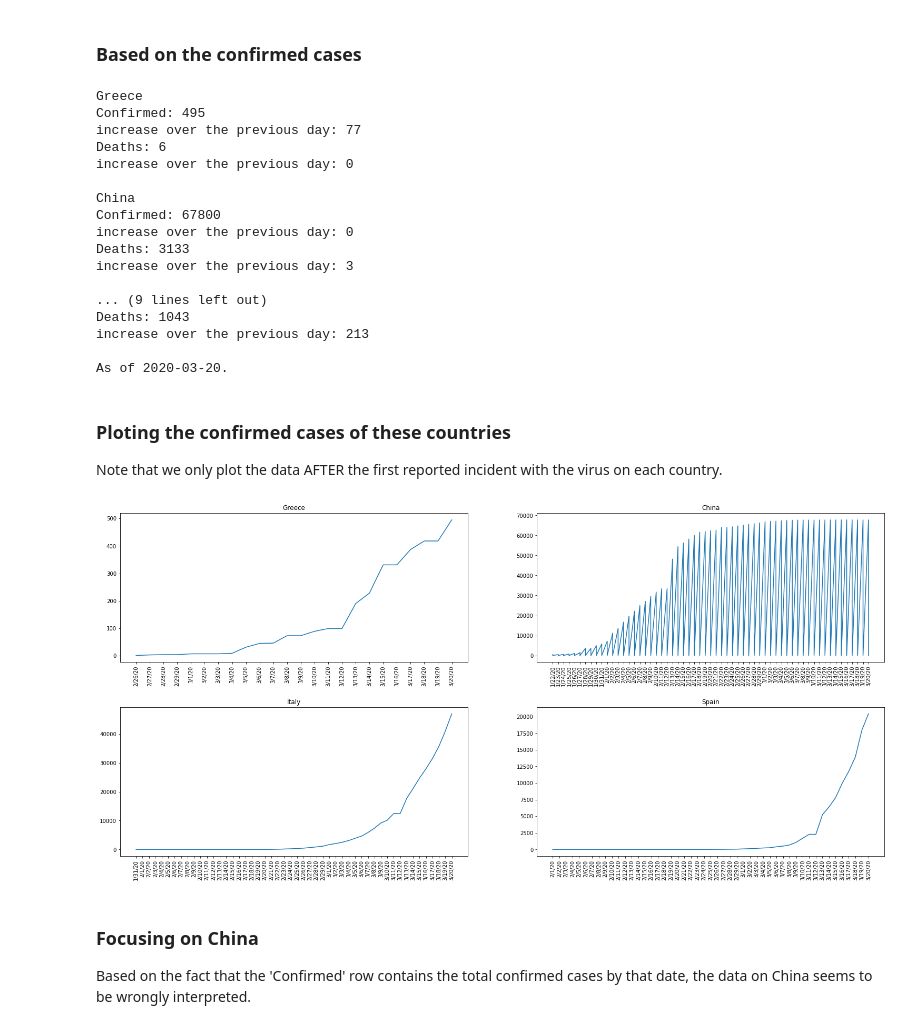
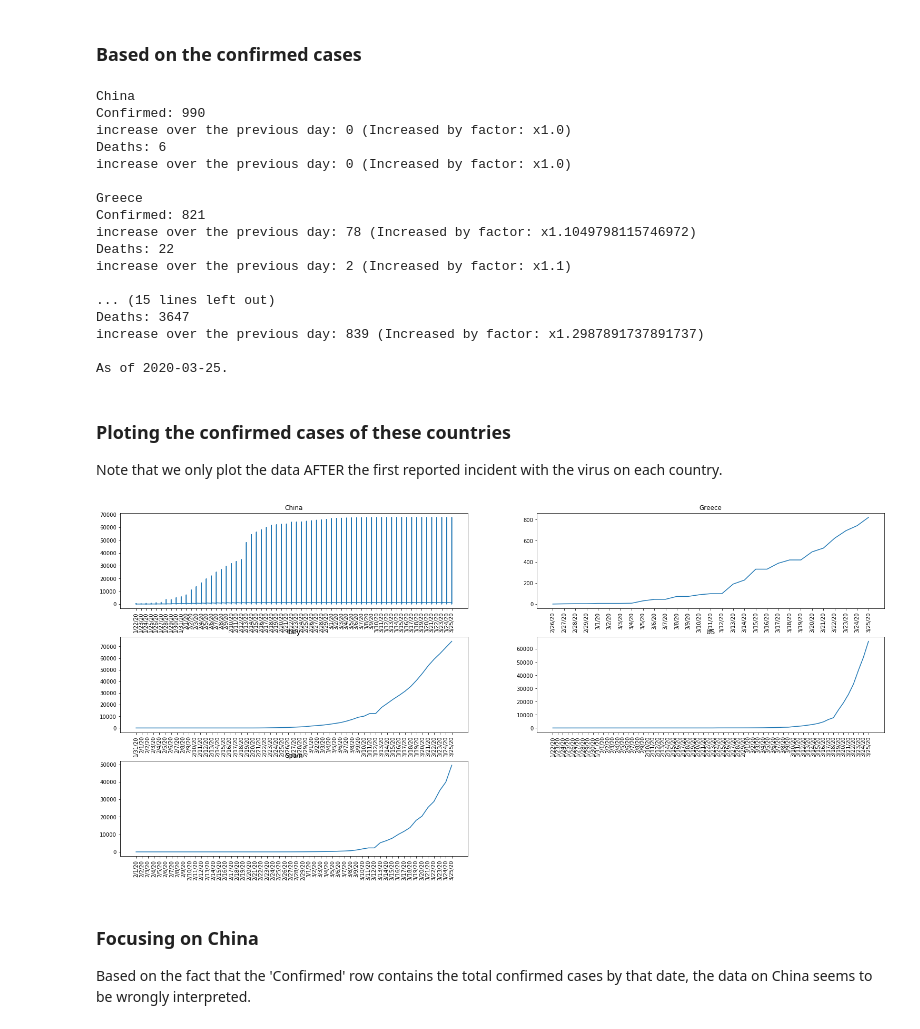
Before and after one commit to darklex55/COVID19-EDA, a Jupyter notebook: Covid/Covid-EDA.ipynb, the cells around one changed output. Saved outputs shown, nothing was run; the diff lists cells and outputs as text; code cells hidden in the pictures.

```diff
--- a/Covid/Covid-EDA.ipynb
+++ b/Covid/Covid-EDA.ipynb
@@ -45,7 +44,9 @@ Country_List = df['Country/Region'].unique() #List of all countries in dataset
 Confirmed_List = [] #List of confirmed cases of the countries in Country_List
 Deaths_List = [] #List of deaths in above of the countries in Country_List
 D_Confirmed_List = [] #List of change in the number of confirmed cases of the countries in Country_List
+D_Confirmed_List_Mul = [] #List of multiplication factor of change in number of confirmed cases of the countries in Country_List
 D_Deaths_List = [] #List of change in the number of deaths of the countries in Country_List
+D_Deaths_List_Mul = [] #List of multiplication factor of change in the number of deaths of the countries in Country_List
 
 dt = int(str(date.today()).split('-')[2])-int(df[df['Month']==df['Month'].max()]['Day'].max()) # The reference point for date depending on how old the latest data is.
 
@@ -55,6 +56,10 @@ for i in Country_List:
     D_Confirmed_List.append(df[df['Country/Region']==i][df['Month']==int(str(date.today()-timedelta(days=dt)).split('-')[1])][df['Day']==int(str(date.today()-timedelta(days=dt)).split('-')[2])]['Confirmed'].to_numpy()[0]-df[df['Country/Region']==i][df['Month']==int(str(date.today()-timedelta(days=dt+1)).split('-')[1])][df['Day']==int(str(date.today()-timedelta(days=dt+1)).split('-')[2])]['Confirmed'].to_numpy()[0])
     D_Deaths_List.append(df[df['Country/Region']==i][df['Month']==int(str(date.today()-timedelta(days=dt)).split('-')[1])][df['Day']==int(str(date.today()-timedelta(days=dt)).split('-')[2])]['Deaths'].to_numpy()[0]-df[df['Country/Region']==i][df['Month']==int(str(date.today()-timedelta(days=dt+1)).split('-')[1])][df['Day']==int(str(date.today()-timedelta(days=dt+1)).split('-')[2])]['Deaths'].to_numpy()[0])
 
+for i in range(len(Deaths_List)):
+    D_Confirmed_List_Mul.append(Confirmed_List[i]/(Confirmed_List[i]-D_Confirmed_List[i]))
+    D_Deaths_List_Mul.append(Deaths_List[i]/(Deaths_List[i]-D_Deaths_List[i]))
+
 Sorted_Confirmed_List = np.argsort(Confirmed_List)  #Sort by Confirmed Cases
 Sorted_Deaths_List = np.argsort(Deaths_List)  # Sort by Deaths
 Sorted_D_Confirmed_List = np.argsort(D_Confirmed_List) #Sort by change in Confirmed Cases
@@ -68,59 +73,64 @@ Sorted_D_Deaths_List = np.argsort(D_Deaths_List) #Sort by change in Deaths
 #best accounting for the number of confirmed cases.
 c_list = [Country_List.tolist().index('Greece')] + np.flip(Sorted_Confirmed_List[-3:]).tolist()
 
+if Country_List.tolist().index('China') not in c_list:
+    c_list=[Country_List.tolist().index('China')]+c_list
+
 for i in c_list: #Printing the stats on the 4 countries
     print(Country_List[i]+
           ' \nConfirmed:',Confirmed_List[i],
-          ' \nincrease over the previous day:',D_Confirmed_List[i],
+          ' \nincrease over the previous day:',D_Confirmed_List[i],'(Increased by factor: x'+str(D_Confirmed_List_Mul[i])+')',
           ' \nDeaths:',Deaths_List[i],
-          ' \nincrease over the previous day:',D_Deaths_List[i],
+          ' \nincrease over the previous day:',D_Deaths_List[i],'(Increased by factor: x'+str(D_Deaths_List_Mul[i])+')',
           ' \n')
 
 print('As of '+str(date.today()-timedelta(days=dt))+'.')
 # %% [output]
+China
+Confirmed: 990
+increase over the previous day: 0 (Increased by factor: x1.0)
+Deaths: 6
+increase over the previous day: 0 (Increased by factor: x1.0)
+
 Greece
-Confirmed: 495
-increase over the previous day: 77
-Deaths: 6
-increase over the previous day: 0
+Confirmed: 821
+increase over the previous day: 78 (Increased by factor: x1.1049798115746972)
+Deaths: 22
+increase over the previous day: 2 (Increased by factor: x1.1)
 
-China
-Confirmed: 67800
-increase over the previous day: 0
-Deaths: 3133
-increase over the previous day: 3
+... (15 lines left out)
+Deaths: 3647
+increase over the previous day: 839 (Increased by factor: x1.2987891737891737)
 
-... (9 lines left out)
-Deaths: 1043
-increase over the previous day: 213
-
-As of 2020-03-20.
+As of 2020-03-25.
 # %% [markdown]
 ### Ploting the confirmed cases of these countries
 Note that we only plot the data AFTER the first reported incident with the virus on each country.
 # %%
 import math
 
 f, axes = plt.subplots(math.ceil(len(c_list)/2), 2)
 f.set_figheight(12)
 f.set_figwidth(26)
 f.subplots_adjust(wspace=0.2,hspace=0.3)
 x=0
 y=0
 
 for i in c_list:
     X = df[df['Country/Region']==Country_List[i]][df['Confirmed']>0]['Date'].to_list()
     Y = df[df['Country/Region']==Country_List[i]][df['Confirmed']>0]['Confirmed'].to_list()
     for tick in axes[y][x].get_xticklabels():
         tick.set_rotation(90)
     axes[y][x].set_title(Country_List[i])
     axes[y][x].plot(X,Y)
     x+=1
     if x==2:
         x=0
         y+=1
+if (len(c_list)-(2%len(c_list))*2)==1:
+    f.delaxes(axes[-1][1])
 # %% [output]
-[figure, old version]
+[figure, new version]
 # %% [markdown]
 ### Focusing on China
 Based on the fact that the 'Confirmed' row contains the total confirmed cases by that date, the data on China seems to be wrongly interpreted.
```
Also changed, not shown: parts of 9 cells of this notebook, 1 other file.
